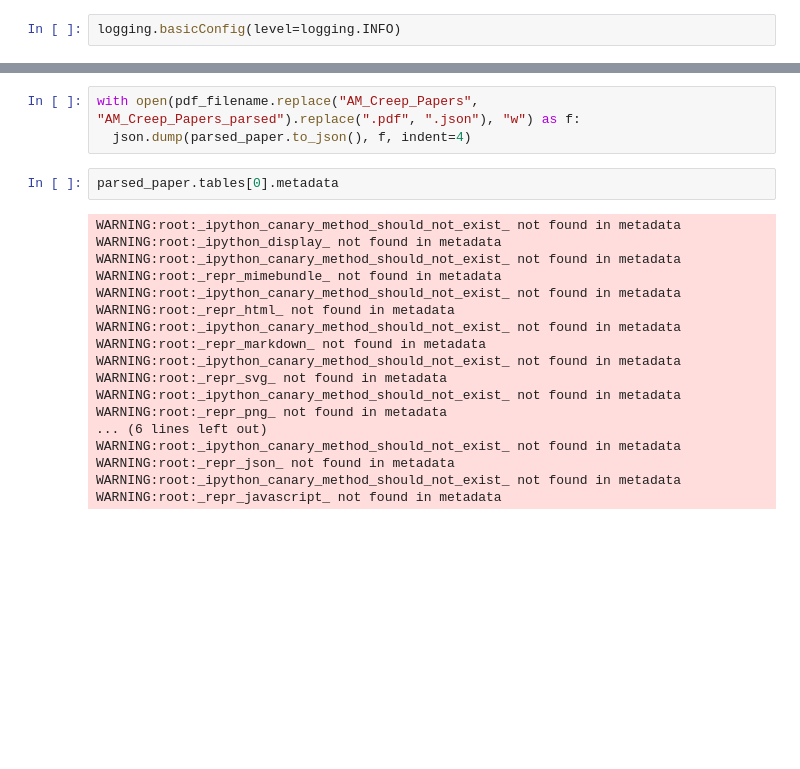
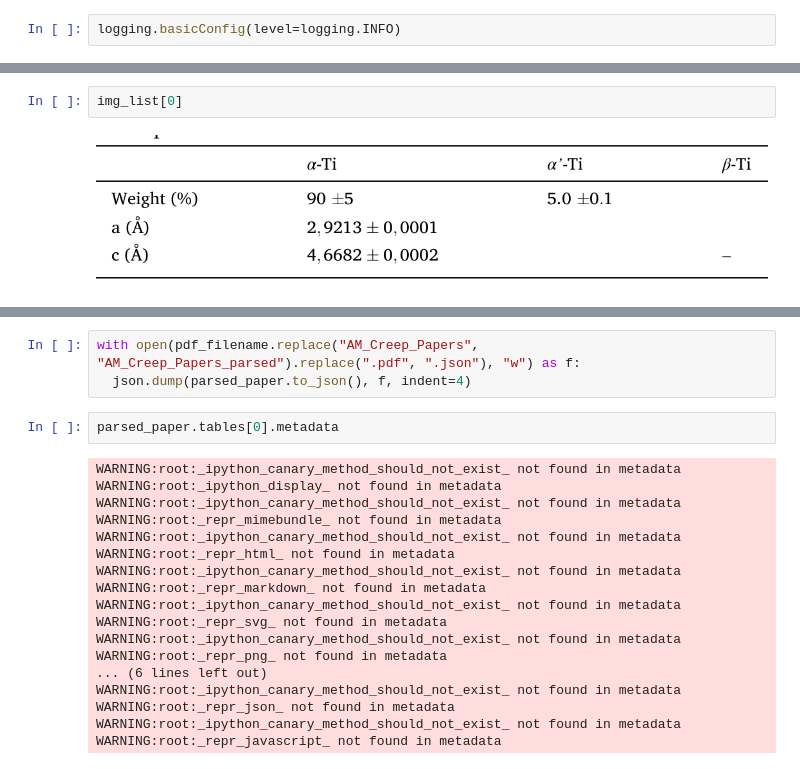
Before and after one commit to gsireesh/ht-max, a Jupyter notebook: dev_run_recipe_and_serialize.ipynb, the cells around one changed output, grey strips where cells are left out. Cells and saved outputs as stored; diff of their text form; blank space fills up the shorter version.

```diff
--- a/dev_run_recipe_and_serialize.ipynb
+++ b/dev_run_recipe_and_serialize.ipynb
@@ -62,0 +117,4 @@ INFO:MaterialsRecipe:Predicting table structure
+# %%
+img_list[0]
+# %% [output]
+[figure, added]
```
Also changed, not shown: parts of 18 cells of this notebook, 3 other files.
